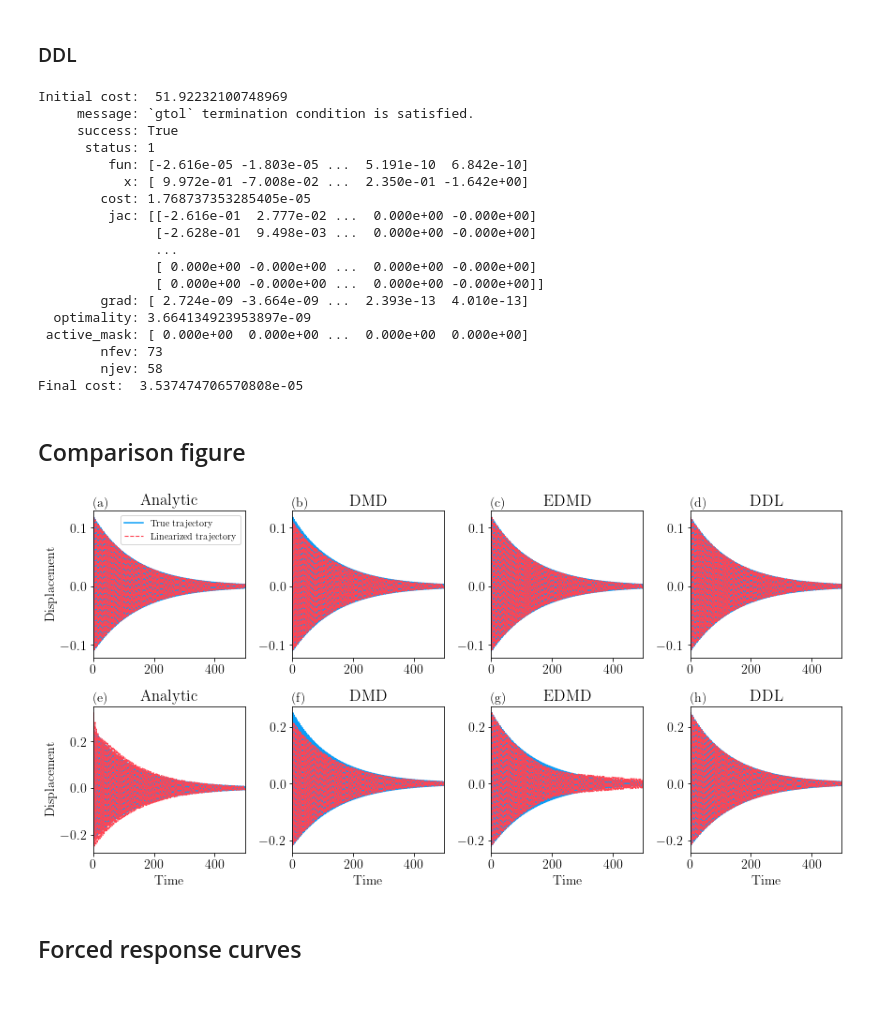
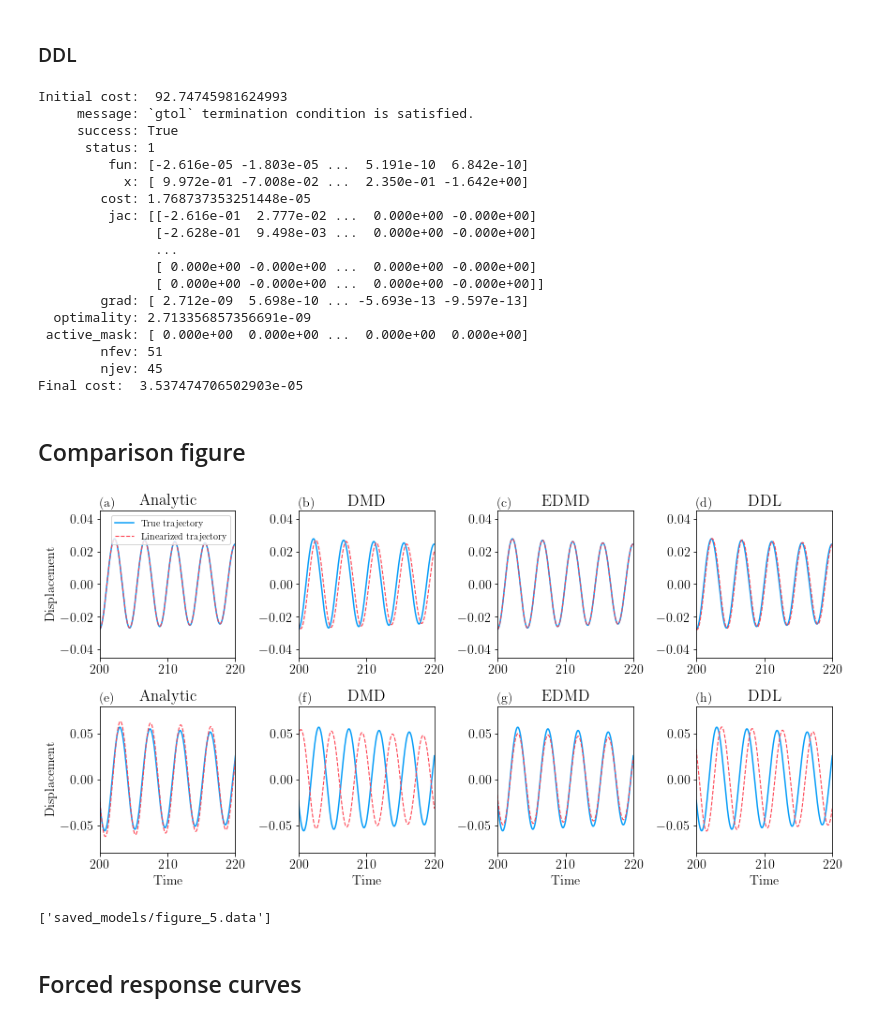
Before and after one commit to haller-group/DataDrivenLinearization, a Jupyter notebook: examples/Example_3_duffing_2D.ipynb, the cells around one changed output. Cells and saved outputs as stored; diff of their text form; code cells hidden in the pictures.

Commit message:
Duffing example

```diff
--- a/examples/Example_3_duffing_2D.ipynb
+++ b/examples/Example_3_duffing_2D.ipynb
@@ -610,19 +643,19 @@ linearized = predict_linearization(ics_for_ddl_valid[0], teval)
 figure_1['large_amplitude_set'] = large_amplitude_set['validation_data'][0]
 figure_1['large_amplitude_linearized'] = linearized
 # %%
-dmd = datadrivenlinearization.DMD(large_amplitude_set['train_data'])
-edmd = datadrivenlinearization.EDMD(large_amplitude_set['train_data'], degree = deg)
+Dmd = dmd(large_amplitude_set['train_data'])
+Edmd = edmd(large_amplitude_set['train_data'], degree = deg)
 # %%
 
 nonlin_features = PolynomialFeatures(degree = 5,
                                      include_bias = False).fit_transform(large_amplitude_set['validation_data'][0].T)
 # %%
 dmd_pred = np.array(iterate(ics_for_ddl_valid[0],
-                            dmd.coef_,
+                            Dmd.coef_,
                             teval.shape[0] -1))
 # %%
 edmd_pred = np.array(iterate(nonlin_features[0,:],
-                            edmd.coef_,
+                            Edmd.coef_,
                             teval.shape[0] -1))
 # %%
 figure_1['large_amplitude_dmd_pred'] = dmd_pred.T
@@ -631,17 +664,15 @@ figure_1['large_amplitude_edmd_pred'] = edmd_pred.T
 ### DDL
 # %%
 model = {}
-d= datadrivenlinearization.DataDrivenLinearization(2, degree = 5, approximate = False)
-loss = d.fit_lsq_inv(large_amplitude_set['train_data'], initial_matrix = init_matrix,
-           alpha = 0,  method = 'trf', verbose = True)
+d = DataDrivenLinearization(2, degree = 5)
+loss = d.fit(large_amplitude_set['train_data'], initial_matrix = Dmd.coef_,
+           alpha = 0., method = 'with_inverse',  method_optimization = 'trf', verbose = True)
 model['ddl'] = d
-inverse_transform, inverse_derivative, variables = datadrivenlinearization.differentiate_model_symbolic(
-d.poly,
-d.inverse_transformation_model.coef_)
+inverse_transform, inverse_derivative, variables = differentiate_model_symbolic(d.poly,
+                                                                                d.inverse_transformation_model.coef_)
 
-transform, derivative, variables = datadrivenlinearization.differentiate_model_symbolic(
-d.poly,
-d.transformation_coefficients)
+transform, derivative, variables = differentiate_model_symbolic(d.poly,
+                                                                d.transformation_coefficients)
 
 
 inverse_transform_numpy = sy.lambdify([variables], inverse_transform, 'numpy')
@@ -653,24 +684,24 @@ dt = teval[1] - teval[0]
 Diag_cont = np.diag(np.log(v) / dt)
 Cont_non_diag = np.real(w@Diag_cont@np.linalg.inv(w))
 # %% [output]
-Initial cost:  51.92232100748969
+Initial cost:  92.74745981624993
      message: `gtol` termination condition is satisfied.
      success: True
       status: 1
          fun: [-2.616e-05 -1.803e-05 ...  5.191e-10  6.842e-10]
            x: [ 9.972e-01 -7.008e-02 ...  2.350e-01 -1.642e+00]
-        cost: 1.768737353285405e-05
+        cost: 1.768737353251448e-05
          jac: [[-2.616e-01  2.777e-02 ...  0.000e+00 -0.000e+00]
                [-2.628e-01  9.498e-03 ...  0.000e+00 -0.000e+00]
                ...
                [ 0.000e+00 -0.000e+00 ...  0.000e+00 -0.000e+00]
                [ 0.000e+00 -0.000e+00 ...  0.000e+00 -0.000e+00]]
-        grad: [ 2.724e-09 -3.664e-09 ...  2.393e-13  4.010e-13]
-  optimality: 3.664134923953897e-09
+        grad: [ 2.712e-09  5.698e-10 ... -5.693e-13 -9.597e-13]
+  optimality: 2.713356857356691e-09
  active_mask: [ 0.000e+00  0.000e+00 ...  0.000e+00  0.000e+00]
-        nfev: 73
-        njev: 58
-Final cost:  3.537474706570808e-05
+        nfev: 51
+        njev: 45
+Final cost:  3.537474706502903e-05
 # %%
 figure_1['teval'] = teval
 # %%
@@ -745,39 +776,43 @@ axes[1,2].plot(figure_1['teval'], figure_1['large_amplitude_set'][0,:],  '-',
 axes[1,2].plot(figure_1['teval'], figure_1['large_amplitude_edmd_pred'][0,:], '--',
                linewidth = 1.1, alpha = 1, c=colors2[1])
 axes[1,2].set_title('EDMD')
 
 
 axes[1,3].plot(figure_1['teval'], figure_1['large_amplitude_set'][0,:],  '-',
                linewidth = 1.5,  c=colors2[0])
 
 axes[1,3].plot(figure_1['teval'], figure_1['large_amplitude_ddl_pred'][0,:], '--',
                linewidth = 1.1, alpha = 1, c=colors2[1])
 axes[1,3].set_title('DDL')
 
 
 for i in range(4):
-    axes[0,i].set_xlim(0, 500)
-#    axes[0,i].set_ylim(-0.045, 0.045)
-    axes[1,i].set_xlim(0, 500)
- #   axes[1,i].set_ylim(-0.07, 0.07)
+    axes[0,i].set_xlim(200, 220)
+    axes[0,i].set_ylim(-0.045, 0.045)
+    axes[1,i].set_xlim(200, 220)
+    axes[1,i].set_ylim(-0.08, 0.08)
 
 axes[0,0].legend(loc = 'upper right', fontsize = 10)
 fig.tight_layout()
 axes[0,0].set_ylabel('Displacement')
 axes[1,0].set_ylabel('Displacement')
 
 
 for i in range(4):
     axes[1,i].set_xlabel('Time')
 
 
 
 labels = ['(a)', '(b)', '(c)', '(d)', '(e)', '(f)', '(g)', '(h)']
 for a,l in zip(axes.ravel(), labels):
     a.text(0, 1.03, l,transform=a.transAxes)
-plt.savefig('Duffing_many_cycles.pdf', bbox_inches='tight')
+#plt.savefig('figure5.pdf', bbox_inches='tight')
 # %% [output]
-[figure, old version]
+[figure, new version]
+# %%
+dump(figure_1, 'saved_models/figure_5.data')
+# %% [output]
+['saved_models/figure_5.data']
 # %% [markdown]
 ## Forced response curves
 # %%
```
Also changed, not shown: parts of 35 cells of this notebook, 3 other files.
